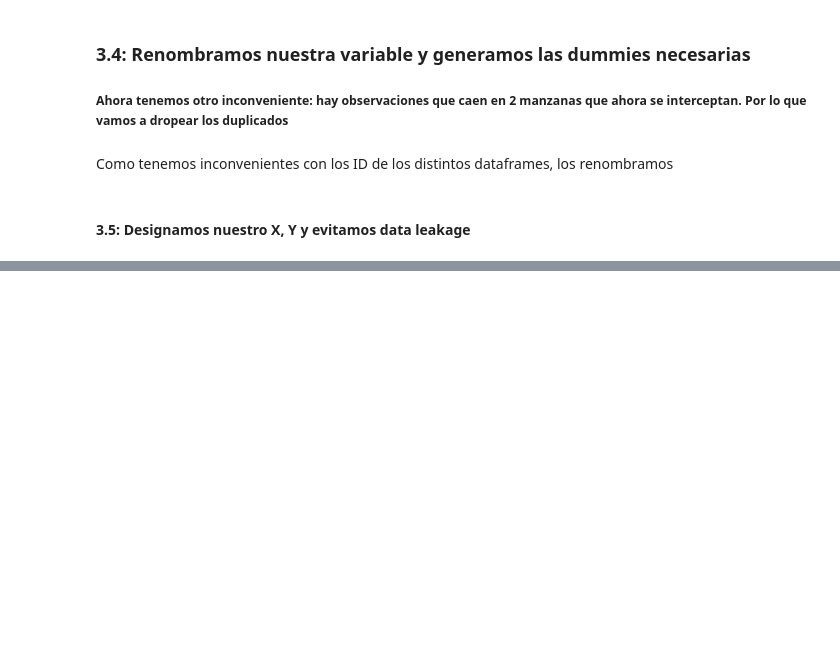
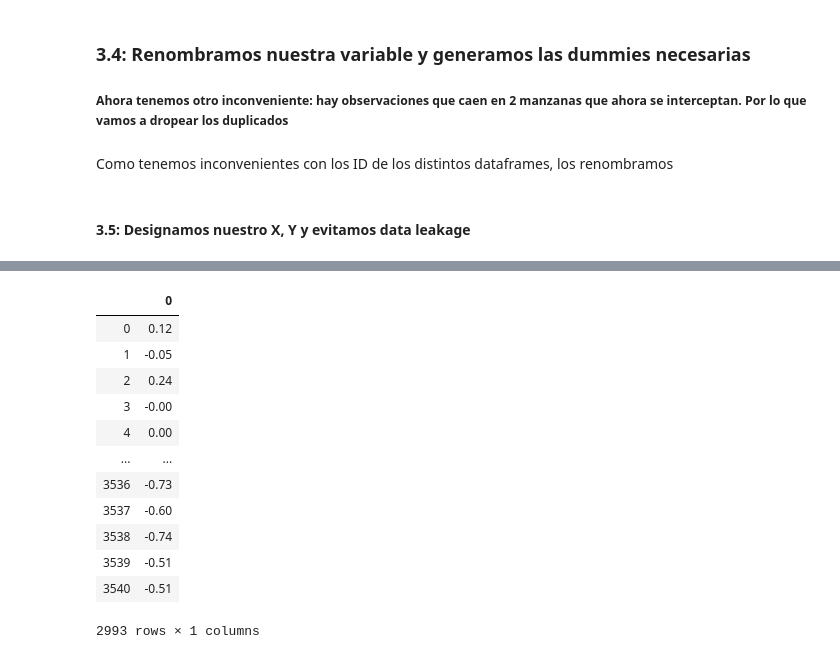
Before and after one commit to francodegio/DigitalHouse, a Jupyter notebook: Desafío 2 - Properati.ipynb, the cells around one changed output, grey strips where cells are left out. Drawn from its saved outputs; the diff is of its cells as text; code cells hidden in the pictures; blank space fills up the shorter version.

```diff
--- a/Desafío 2 - Properati.ipynb
+++ b/Desafío 2 - Properati.ipynb
@@ -529,4 +529,9 @@ X = features.join(dummies_manz)
 # %%
 X_train, X_test, y_train, y_test = train_test_split(X, Y, shuffle=True)
-lasso = findAlphaLasso(X_train, y_train)
+
+print("MANZANAS CON LASSO:")
+#caba_lasso=findAlphaLasso(X_caba_train, y_caba_train)
+lasso_manzanas = Lasso(alpha=0.000001)
+lasso_manzanas.fit(X_train,y_train)
+scoreByModel(lasso_manzanas,X_train,X_test,y_train,y_test)
 # %% [output]
@@ -533,0 +545,17 @@ Lasso, try from 1e-06 to 10:
+# %%
+coeficientes = pd.DataFrame(lasso_manzanas.coef_)
+coeficientes.loc[coeficientes[0]!=0]
+# %% [output]
+|  | 0 |
+| 0 | 0.12 |
+| 1 | -0.05 |
+| 2 | 0.24 |
+| 3 | -0.00 |
+| 4 | 0.00 |
+| ... | ... |
+| 3536 | -0.73 |
+| 3537 | -0.60 |
+| 3538 | -0.74 |
+| 3539 | -0.51 |
+| 3540 | -0.51 |
+2993 rows × 1 columns
```
Also changed, not shown: parts of 7 cells of this notebook.
